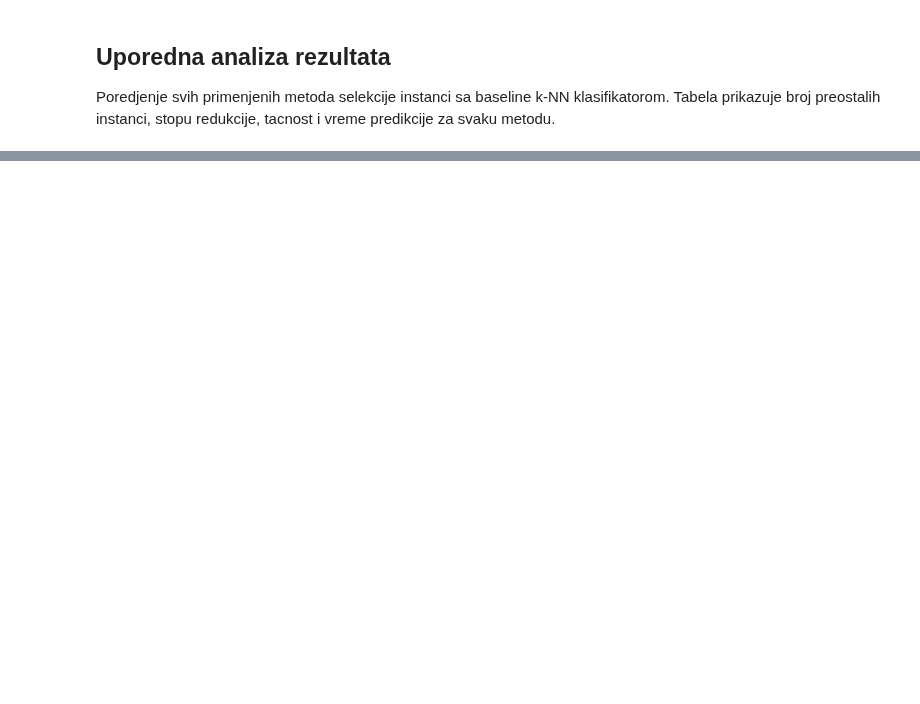
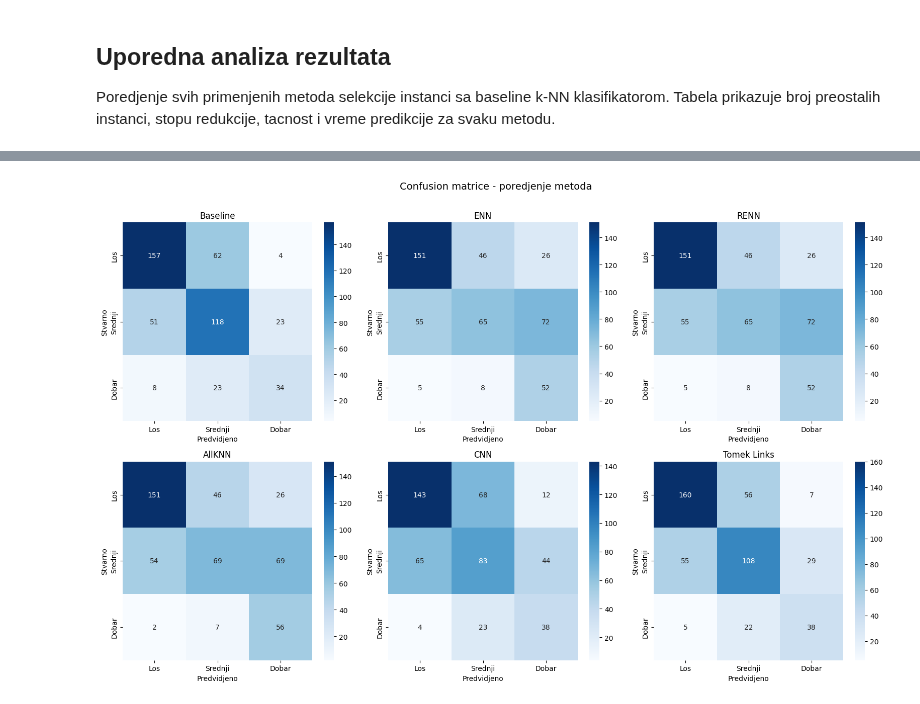
Before and after one commit to alxcek/mas-ai, a Jupyter notebook: data_preprocessing/seminar_paper_1/instance_selection.ipynb, the cells around one changed output, grey strips where cells are left out. Cells and saved outputs as stored; diff of their text form; code cells hidden in the pictures; blank space fills up the shorter version.

```diff
--- a/data_preprocessing/seminar_paper_1/instance_selection.ipynb
+++ b/data_preprocessing/seminar_paper_1/instance_selection.ipynb
@@ -645,0 +656,27 @@ Baseline (without selection)              1119            0.0    0.6438
+# %%
+predictions = {
+    'Baseline': y_pred,
+    'ENN': y_pred_enn,
+    'RENN': y_pred_renn,
+    'AllKNN': y_pred_allknn,
+    'CNN': y_pred_cnn,
+    'Tomek Links': y_pred_tomek
+}
+
+fig, axes = plt.subplots(2, 3, figsize=(16, 10))
+axes = axes.flatten()
+labels = ['Los', 'Srednji', 'Dobar']
+
+for i, (name, preds) in enumerate(predictions.items()):
+    cm = confusion_matrix(y_test, preds)
+    sns.heatmap(cm, annot=True, fmt='d', cmap='Blues', ax=axes[i],
+                xticklabels=labels, yticklabels=labels)
+    axes[i].set_title(f'{name}', fontsize=12)
+    axes[i].set_xlabel('Predvidjeno')
+    axes[i].set_ylabel('Stvarno')
+
+plt.suptitle('Confusion matrice - poredjenje metoda', fontsize=14, y=1.01)
+plt.tight_layout()
+plt.show()
+# %% [output]
+[figure, added]
```
Also changed, not shown: parts of 9 cells of this notebook.
